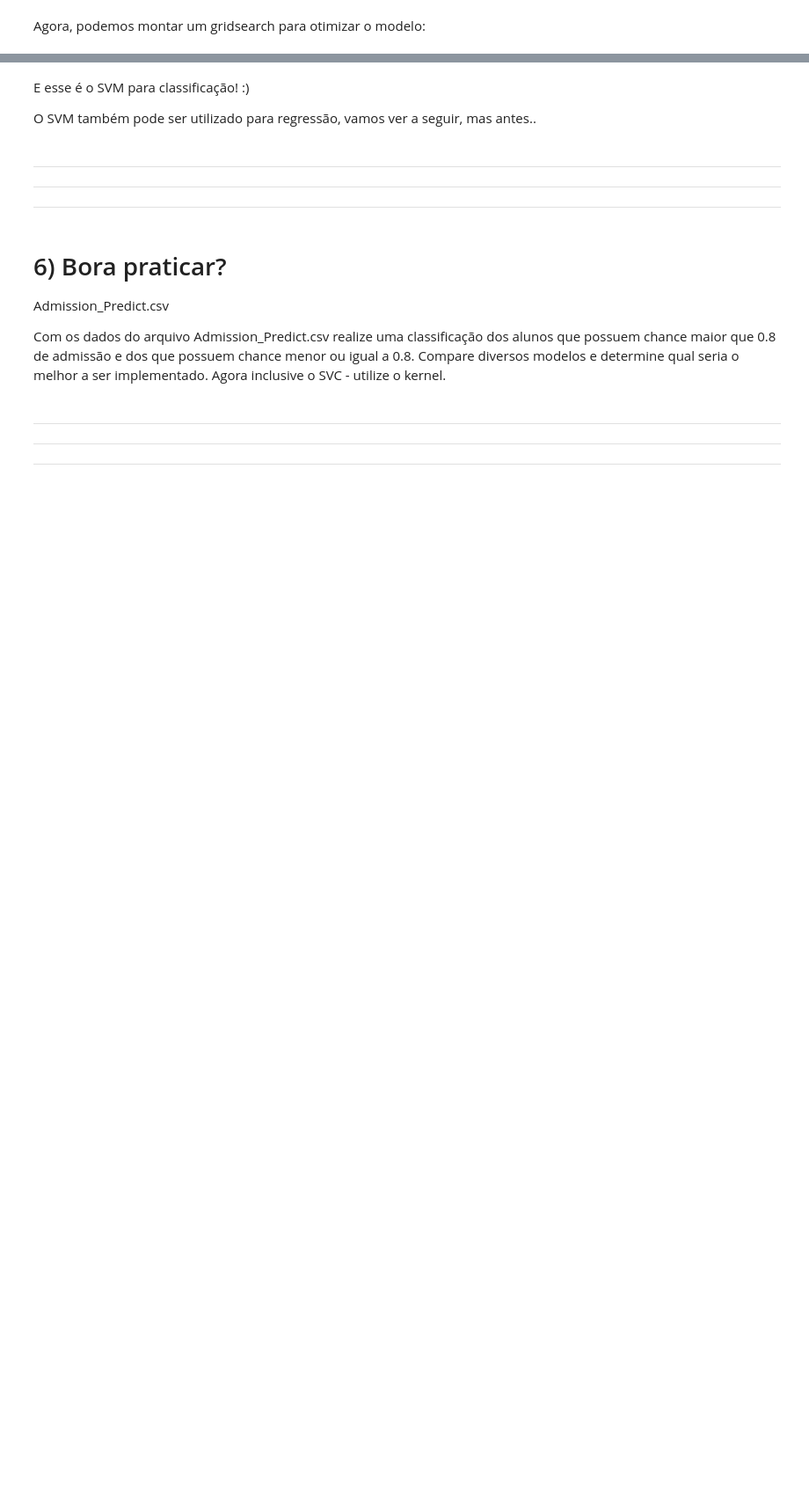
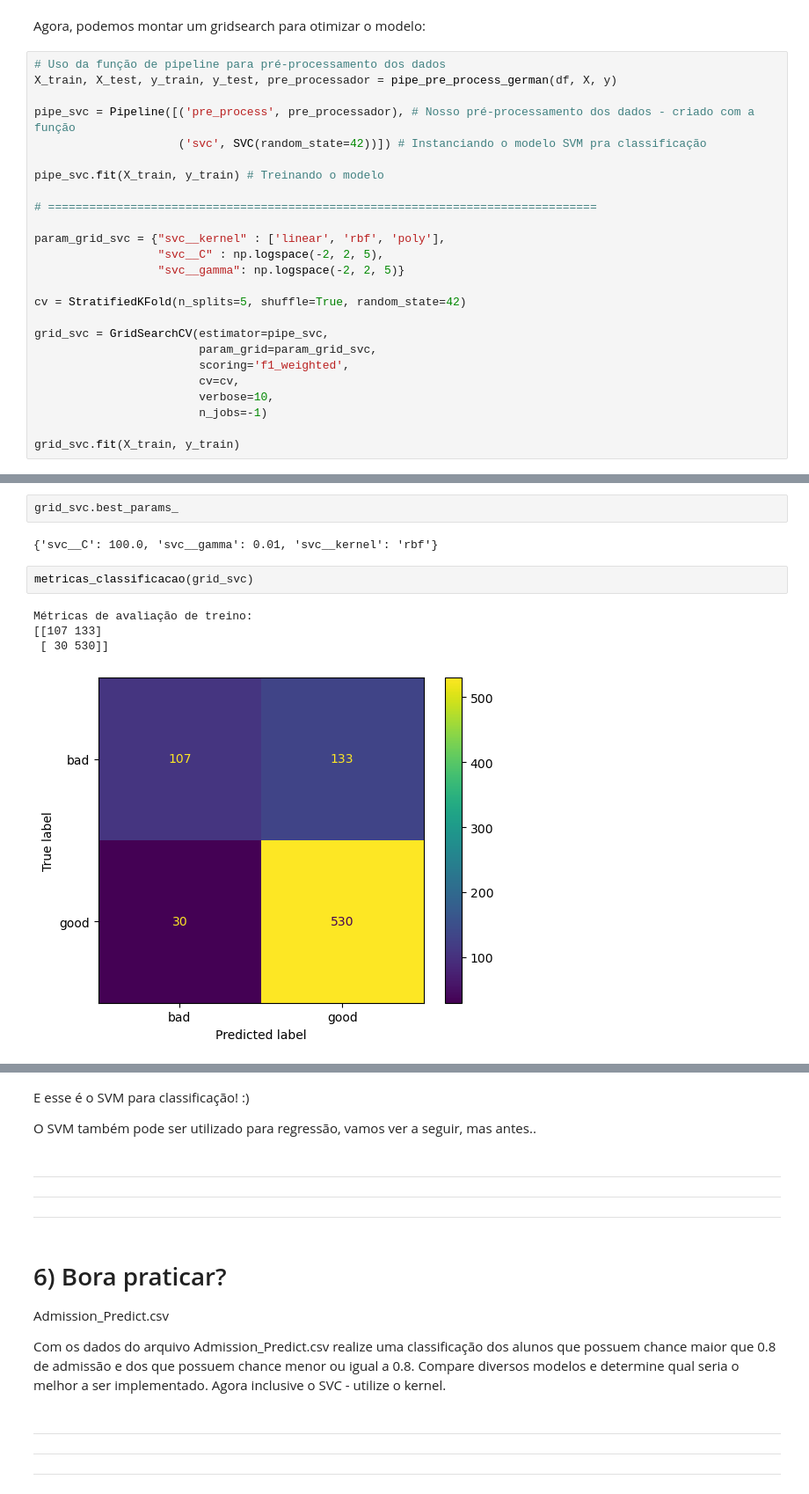
Before and after one commit to brunoissamo/Be-Tech-by-Braskem, a Jupyter notebook: Aula 02/2.1 SVM.ipynb, the cells around one changed output, grey strips where cells are left out. Shown at 88% size. Saved outputs shown, nothing was run; the diff lists cells and outputs as text; blank space fills up the shorter version.

```diff
--- a/Aula 02/2.1 SVM.ipynb
+++ b/Aula 02/2.1 SVM.ipynb
@@ -560,2 +711,27 @@ def metricas_classificacao(estimator):
 # %% [markdown]
 Agora, podemos montar um gridsearch para otimizar o modelo:
+# %%
+# Uso da função de pipeline para pré-processamento dos dados
+X_train, X_test, y_train, y_test, pre_processador = pipe_pre_process_german(df, X, y)
+
+pipe_svc = Pipeline([('pre_process', pre_processador), # Nosso pré-processamento dos dados - criado com a função
+                     ('svc', SVC(random_state=42))]) # Instanciando o modelo SVM pra classificação
+
+pipe_svc.fit(X_train, y_train) # Treinando o modelo
+
+# ================================================================================
+
+param_grid_svc = {"svc__kernel" : ['linear', 'rbf', 'poly'],
+                  "svc__C" : np.logspace(-2, 2, 5),
+                  "svc__gamma": np.logspace(-2, 2, 5)}
+
+cv = StratifiedKFold(n_splits=5, shuffle=True, random_state=42)
+
+grid_svc = GridSearchCV(estimator=pipe_svc,
+                        param_grid=param_grid_svc,
+                        scoring='f1_weighted',
+                        cv=cv,
+                        verbose=10,
+                        n_jobs=-1)
+
+grid_svc.fit(X_train, y_train)
@@ -561,0 +757,11 @@ Agora, podemos montar um gridsearch para otimizar o modelo:
+# %%
+grid_svc.best_params_
+# %% [output]
+{'svc__C': 100.0, 'svc__gamma': 0.01, 'svc__kernel': 'rbf'}
+# %%
+metricas_classificacao(grid_svc)
+# %% [output]
+Métricas de avaliação de treino:
+[[107 133]
+ [ 30 530]]
+[figure, added]
```
Also changed, not shown: parts of 12 cells of this notebook, 1 other file.
